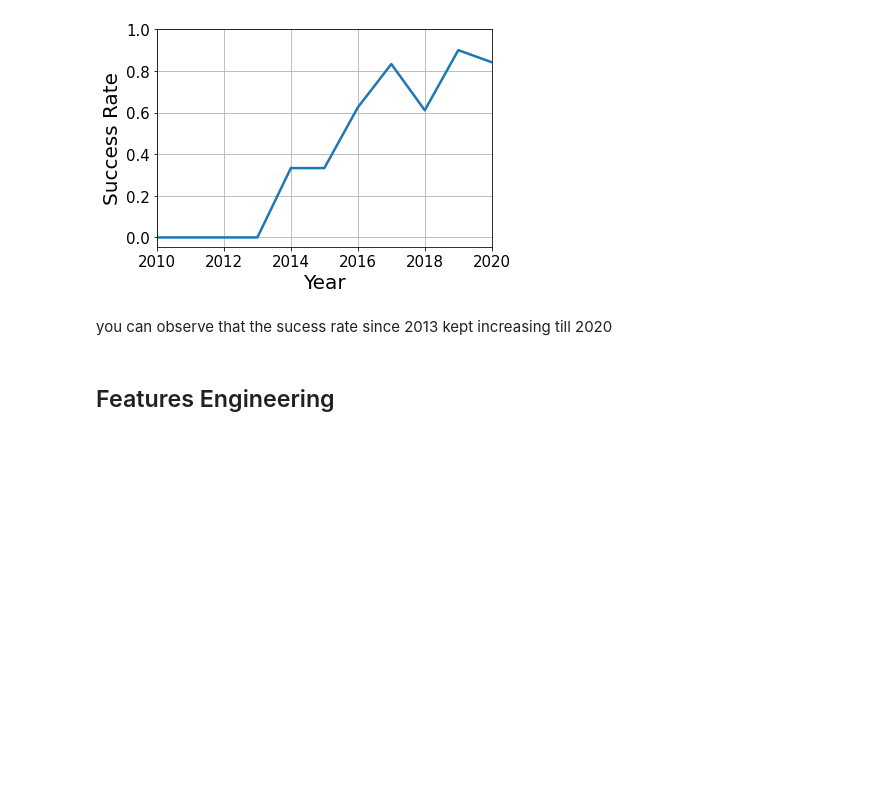
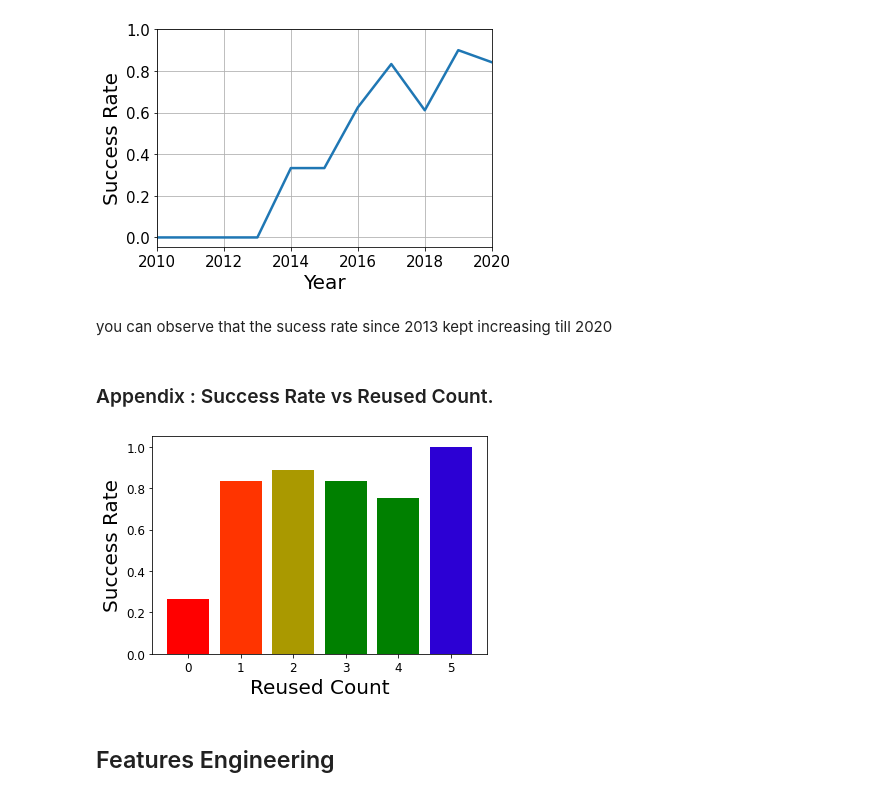
Before and after one commit to miguelassh/Applied-Data-Science-Capstone-Coursera, a Jupyter notebook: SpaceX Exploratory Data Analysis with python.ipynb, the cells around one changed output. Cells and saved outputs as stored; diff of their text form; code cells hidden in the pictures; blank space fills up the shorter version.

Commit message:
Published from Watson Studio. Appendix included

```diff
--- a/SpaceX Exploratory Data Analysis with python.ipynb
+++ b/SpaceX Exploratory Data Analysis with python.ipynb
@@ -205,6 +205,26 @@ plt.show()
 [figure]
 # %% [markdown]
 you can observe that the sucess rate since 2013 kept increasing till 2020
+# %% [markdown]
+### Appendix : Success Rate vs Reused Count.
+# %%
+import matplotlib.colors as mcolors
+df_reused = df.groupby(['ReusedCount']).mean()
+
+
+clist = [(0, "red"), (0.125, "red"), (0.25, "orange"), (0.5, "green"),
+         (0.7, "green"), (0.75, "blue"), (1, "purple")]
+rvb = mcolors.LinearSegmentedColormap.from_list("", clist)
+
+N = max(df_reused.index)+1
+
+#sns.barplot(x = 'Orbit', y = 'Class', data=df)
+plt.bar(x = df_reused.index,height = df_reused['Class'],color=rvb(df_reused.index/N))
+plt.xlabel('Reused Count',fontsize=20)
+plt.ylabel('Success Rate',fontsize=20)
+plt.tick_params(axis = 'both',labelsize=12)
+# %% [output]
+[figure, added]
 # %% [markdown]
 ## Features Engineering
 # %% [markdown]
```
Also changed, not shown: parts of 2 cells of this notebook.
